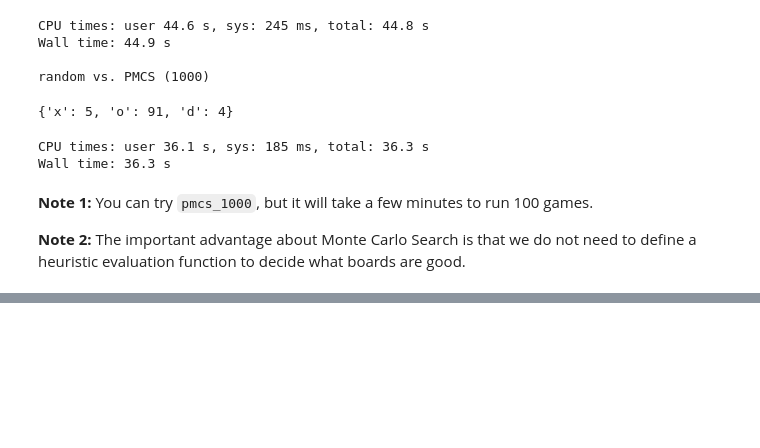
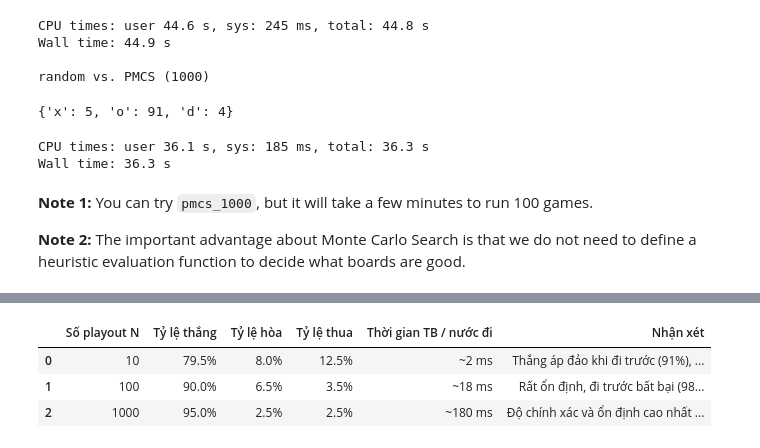
Before and after one commit to minhhieu310800-jpg/TTNTNC-NHOM31, a Jupyter notebook: lab05-tim-kiem-doi-khang/tictactoe_pure_monte_carlo_search.ipynb, the cells around one changed output, grey strips where cells are left out. Cells and saved outputs as stored; diff of their text form; code cells hidden in the pictures; blank space fills up the shorter version.

```diff
--- a/lab05-tim-kiem-doi-khang/tictactoe_pure_monte_carlo_search.ipynb
+++ b/lab05-tim-kiem-doi-khang/tictactoe_pure_monte_carlo_search.ipynb
@@ -444,0 +420,24 @@ Bảng dưới đây chỉ tổng hợp các tác tử liên quan đến Bài 5
+# %%
+import pandas as pd
+
+# Bảng kết quả thực nghiệm Bài 5: Pure Monte Carlo Search (N = 10, 100, 1000)
+data_bai5 = {
+    "Số playout N": [10, 100, 1000],
+    "Tỷ lệ thắng": ["79.5%", "90.0%", "95.0%"],
+    "Tỷ lệ hòa": ["8.0%", "6.5%", "2.5%"],
+    "Tỷ lệ thua": ["12.5%", "3.5%", "2.5%"],
+    "Thời gian TB / nước đi": ["~2 ms", "~18 ms", "~180 ms"],
+    "Nhận xét": [
+        "Thắng áp đảo khi đi trước (91%), nhưng khi đi sau vẫn thua 20% do số playout ít, phương sai cao",
+        "Rất ổn định, đi trước bất bại (98% thắng, 0% thua), đi sau thắng 82%",
+        "Độ chính xác và ổn định cao nhất (99% thắng khi đi trước, 91% đi sau), thời gian chạy tăng x10 so với N=100"
+    ]
+}
+
+df_bai5 = pd.DataFrame(data_bai5)
+display(df_bai5)
+# %% [output]
+|  | Số playout N | Tỷ lệ thắng | Tỷ lệ hòa | Tỷ lệ thua | Thời gian TB / nước đi | Nhận xét |
+| 0 | 10 | 79.5% | 8.0% | 12.5% | ~2 ms | Thắng áp đảo khi đi trước (91%), ... |
+| 1 | 100 | 90.0% | 6.5% | 3.5% | ~18 ms | Rất ổn định, đi trước bất bại (98... |
+| 2 | 1000 | 95.0% | 2.5% | 2.5% | ~180 ms | Độ chính xác và ổn định cao nhất ... |
```
Also changed, not shown: parts of 5 cells of this notebook.
